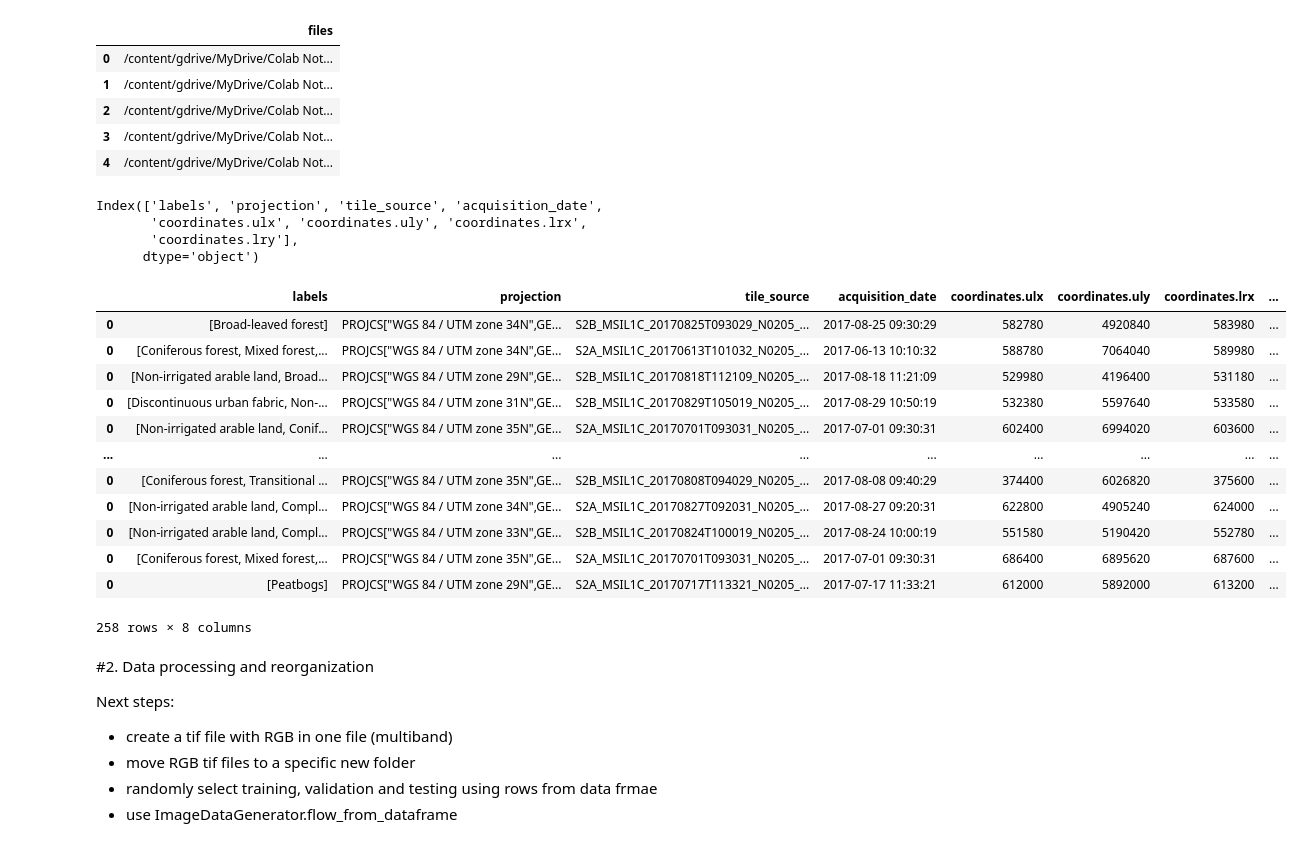
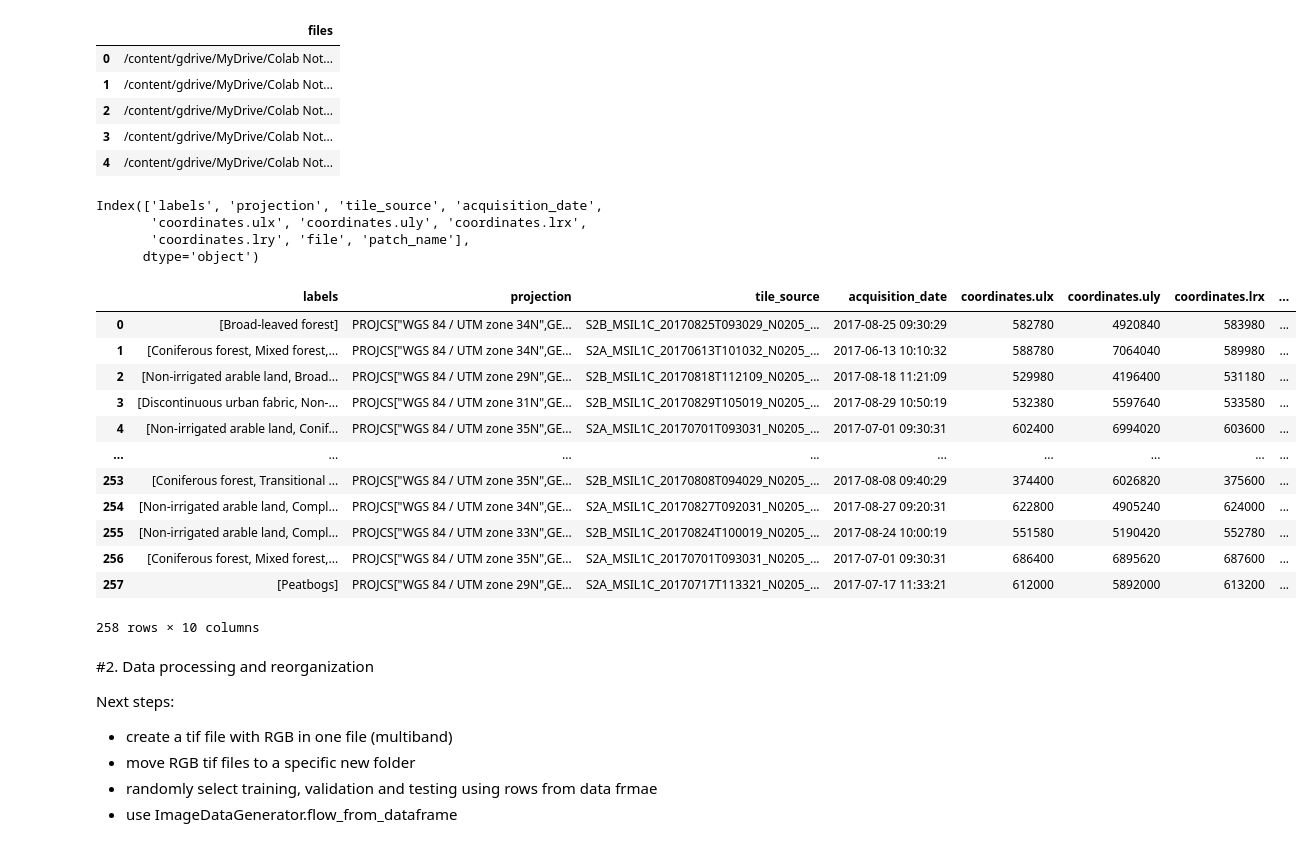
Before and after one commit to bparment1/deep_learning_with_satellite_imagery_and_geospatial_data, a Jupyter notebook: land_cover_image_classification_sentinel2.ipynb, the cells around one changed output. Drawn from its saved outputs; the diff is of its cells as text; code cells hidden in the pictures.

Commit message:
setting up dataset for multilabel sentinel2 land cover classification

```diff
--- a/land_cover_image_classification_sentinel2.ipynb
+++ b/land_cover_image_classification_sentinel2.ipynb
@@ -400,16 +406,18 @@ It is good practice to set all parameters and input arguments at the beginning o
 
 #ARG 1
 in_dir = '/content/gdrive/MyDrive/Colab Notebooks/deep_learning_with_satellite_and_geospatial_data_course/satellite_land_cover_scene_image_classification/data'
-out_dir = '/content/gdrive/MyDrive/Colab Notebooks/deep_learning_with_satellite_and_geospatial_data_course/'
+out_dir = '/content/gdrive/MyDrive/Colab Notebooks/deep_learning_with_satellite_and_geospatial_data_course/satellite_land_cover_scene_image_classification/'
 
 out_suffix = 'lc_2024-03-12'
 test_proportion = 0.2
 random_seed= 42
 create_out_dir = True
 
+
 #ARG 7
 ## Input data
 data_dir = '/content/gdrive/MyDrive/Colab Notebooks/deep_learning_with_satellite_and_geospatial_data_course/satellite_land_cover_scene_image_classification/data'
+in_filename = 'sampling_1' #dir containing the raw images
 #ARG 8
 run_model = True #if True, model is trained, note this may take several hours.
 
@@ -603,7 +660,7 @@ gdf_footprint.explore()
 # %% [output]
 [interactive output not drawn]
 # %%
-in_dir_files =  os.path.join(in_dir,'sampling_1'+'/**/')
+in_dir_files =  os.path.join(in_dir,in_filename+'/**/')
 file_pattern = f'*.json'
 path_json = os.path.join(in_dir_files,file_pattern) #raw raster
 files_json = glob.glob(path_json,recursive=True)
@@ -623,42 +680,36 @@ Index(['files'], dtype='object')
 # %%
 #slow it took almost two minutes
 import json
-df_files_json
 list_json_val = []
 for file_val in df_files_json['files'].tolist():
   with open(file_val) as json_file:
       data = json.load(json_file)
   data_json_val = pd.json_normalize(data) #deal with nested structure in json
   data_json_val['file']=file_val
-  data_json_val['patch'] = os.path.basename(os.path.dirname(file_val))
+  data_json_val['patch_name'] = os.path.basename(os.path.dirname(file_val))
   list_json_val.append(data_json_val)
-
-  #data_json_val = pd.DataFrame.from_dict(data,orient='row').T
-  #data_json_val['file']=file_val
-  list_json_val.append(data_json_val)
-  #list_json_val.append(data_json_val)
 df_json_val = pd.concat(list_json_val,axis=0).reset_index(drop=True)
 df_json_val.to_csv('df_json_val.csv')
 print(df_json_val.columns)
 df_json_val
 # %% [output]
 Index(['labels', 'projection', 'tile_source', 'acquisition_date',
        'coordinates.ulx', 'coordinates.uly', 'coordinates.lrx',
-       'coordinates.lry'],
+       'coordinates.lry', 'file', 'patch_name'],
       dtype='object')
 |  | labels | projection | tile_source | acquisition_date | coordinates.ulx | coordinates.uly | coordinates.lrx | ... |
 | 0 | [Broad-leaved forest] | PROJCS["WGS 84 / UTM zone 34N",GE... | S2B_MSIL1C_20170825T093029_N0205_... | 2017-08-25 09:30:29 | 582780 | 4920840 | 583980 | ... |
-| 0 | [Coniferous forest, Mixed forest,... | PROJCS["WGS 84 / UTM zone 34N",GE... | S2A_MSIL1C_20170613T101032_N0205_... | 2017-06-13 10:10:32 | 588780 | 7064040 | 589980 | ... |
-| 0 | [Non-irrigated arable land, Broad... | PROJCS["WGS 84 / UTM zone 29N",GE... | S2B_MSIL1C_20170818T112109_N0205_... | 2017-08-18 11:21:09 | 529980 | 4196400 | 531180 | ... |
-| 0 | [Discontinuous urban fabric, Non-... | PROJCS["WGS 84 / UTM zone 31N",GE... | S2B_MSIL1C_20170829T105019_N0205_... | 2017-08-29 10:50:19 | 532380 | 5597640 | 533580 | ... |
-| 0 | [Non-irrigated arable land, Conif... | PROJCS["WGS 84 / UTM zone 35N",GE... | S2A_MSIL1C_20170701T093031_N0205_... | 2017-07-01 09:30:31 | 602400 | 6994020 | 603600 | ... |
+| 1 | [Coniferous forest, Mixed forest,... | PROJCS["WGS 84 / UTM zone 34N",GE... | S2A_MSIL1C_20170613T101032_N0205_... | 2017-06-13 10:10:32 | 588780 | 7064040 | 589980 | ... |
+| 2 | [Non-irrigated arable land, Broad... | PROJCS["WGS 84 / UTM zone 29N",GE... | S2B_MSIL1C_20170818T112109_N0205_... | 2017-08-18 11:21:09 | 529980 | 4196400 | 531180 | ... |
+| 3 | [Discontinuous urban fabric, Non-... | PROJCS["WGS 84 / UTM zone 31N",GE... | S2B_MSIL1C_20170829T105019_N0205_... | 2017-08-29 10:50:19 | 532380 | 5597640 | 533580 | ... |
+| 4 | [Non-irrigated arable land, Conif... | PROJCS["WGS 84 / UTM zone 35N",GE... | S2A_MSIL1C_20170701T093031_N0205_... | 2017-07-01 09:30:31 | 602400 | 6994020 | 603600 | ... |
 | ... | ... | ... | ... | ... | ... | ... | ... | ... |
-| 0 | [Coniferous forest, Transitional ... | PROJCS["WGS 84 / UTM zone 35N",GE... | S2B_MSIL1C_20170808T094029_N0205_... | 2017-08-08 09:40:29 | 374400 | 6026820 | 375600 | ... |
-| 0 | [Non-irrigated arable land, Compl... | PROJCS["WGS 84 / UTM zone 34N",GE... | S2A_MSIL1C_20170827T092031_N0205_... | 2017-08-27 09:20:31 | 622800 | 4905240 | 624000 | ... |
-| 0 | [Non-irrigated arable land, Compl... | PROJCS["WGS 84 / UTM zone 33N",GE... | S2B_MSIL1C_20170824T100019_N0205_... | 2017-08-24 10:00:19 | 551580 | 5190420 | 552780 | ... |
-| 0 | [Coniferous forest, Mixed forest,... | PROJCS["WGS 84 / UTM zone 35N",GE... | S2A_MSIL1C_20170701T093031_N0205_... | 2017-07-01 09:30:31 | 686400 | 6895620 | 687600 | ... |
-| 0 | [Peatbogs] | PROJCS["WGS 84 / UTM zone 29N",GE... | S2A_MSIL1C_20170717T113321_N0205_... | 2017-07-17 11:33:21 | 612000 | 5892000 | 613200 | ... |
+| 253 | [Coniferous forest, Transitional ... | PROJCS["WGS 84 / UTM zone 35N",GE... | S2B_MSIL1C_20170808T094029_N0205_... | 2017-08-08 09:40:29 | 374400 | 6026820 | 375600 | ... |
+| 254 | [Non-irrigated arable land, Compl... | PROJCS["WGS 84 / UTM zone 34N",GE... | S2A_MSIL1C_20170827T092031_N0205_... | 2017-08-27 09:20:31 | 622800 | 4905240 | 624000 | ... |
+| 255 | [Non-irrigated arable land, Compl... | PROJCS["WGS 84 / UTM zone 33N",GE... | S2B_MSIL1C_20170824T100019_N0205_... | 2017-08-24 10:00:19 | 551580 | 5190420 | 552780 | ... |
+| 256 | [Coniferous forest, Mixed forest,... | PROJCS["WGS 84 / UTM zone 35N",GE... | S2A_MSIL1C_20170701T093031_N0205_... | 2017-07-01 09:30:31 | 686400 | 6895620 | 687600 | ... |
+| 257 | [Peatbogs] | PROJCS["WGS 84 / UTM zone 29N",GE... | S2A_MSIL1C_20170717T113321_N0205_... | 2017-07-17 11:33:21 | 612000 | 5892000 | 613200 | ... |
-258 rows × 8 columns
+258 rows × 10 columns
 # %% [markdown]
 #2. Data processing and reorganization
 
```
Also changed, not shown: parts of 60 cells of this notebook.
